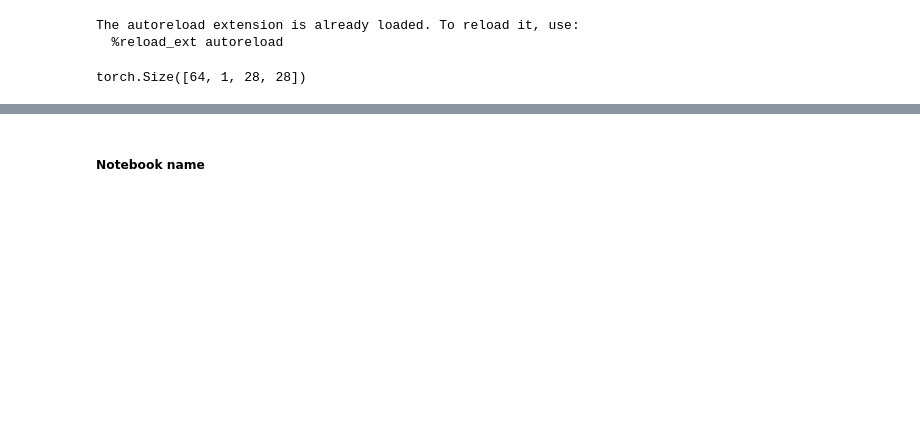
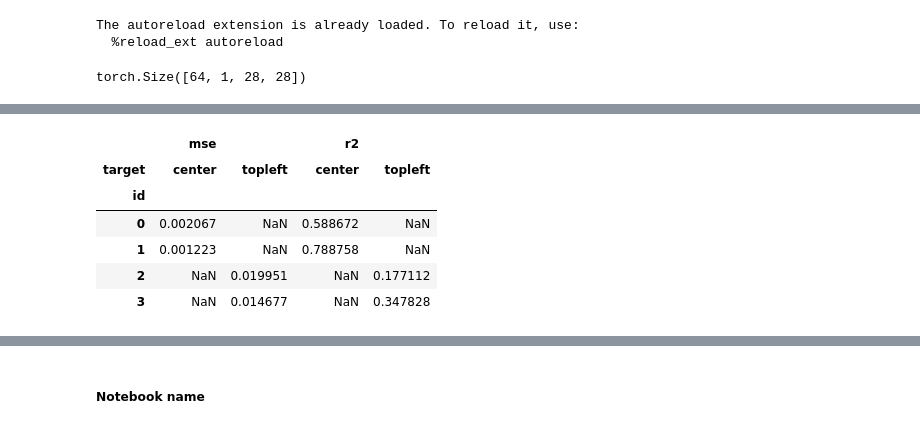
Before and after one commit to sutt/fastai-tutorial, a Jupyter notebook: metrics-1.ipynb, the cells around one changed output, grey strips where cells are left out. Cells and saved outputs as stored; diff of their text form; code cells hidden in the pictures; blank space fills up the shorter version.

```diff
--- a/metrics-1.ipynb
+++ b/metrics-1.ipynb
@@ -55,0 +108,3 @@ df.to_csv
+# %%
+metric_names = ['mse', 'r2']
+df.pivot(index='split', columns='target', values=metric_names)
@@ -55,0 +117,11 @@ df.to_csv
+# %%
+pvt = df.pivot(index='id', columns='target', values=metric_names)
+pvt
+# %% [output]
+|  | mse |  | r2 |  |
+| target | center | topleft | center | topleft |
+| id |  |  |  |  |
+| 0 | 0.002067 | NaN | 0.588672 | NaN |
+| 1 | 0.001223 | NaN | 0.788758 | NaN |
+| 2 | NaN | 0.019951 | NaN | 0.177112 |
+| 3 | NaN | 0.014677 | NaN | 0.347828 |
```
Also changed, not shown: parts of 19 cells of this notebook, 13 other files.
